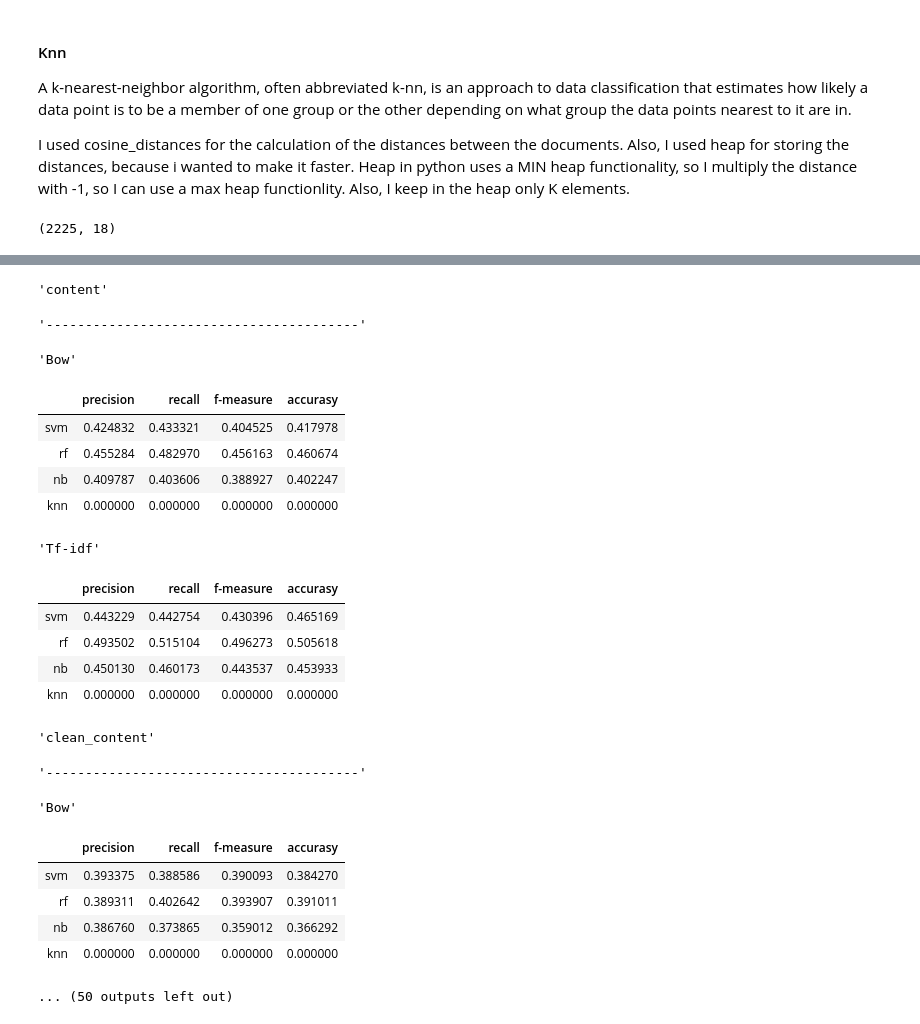
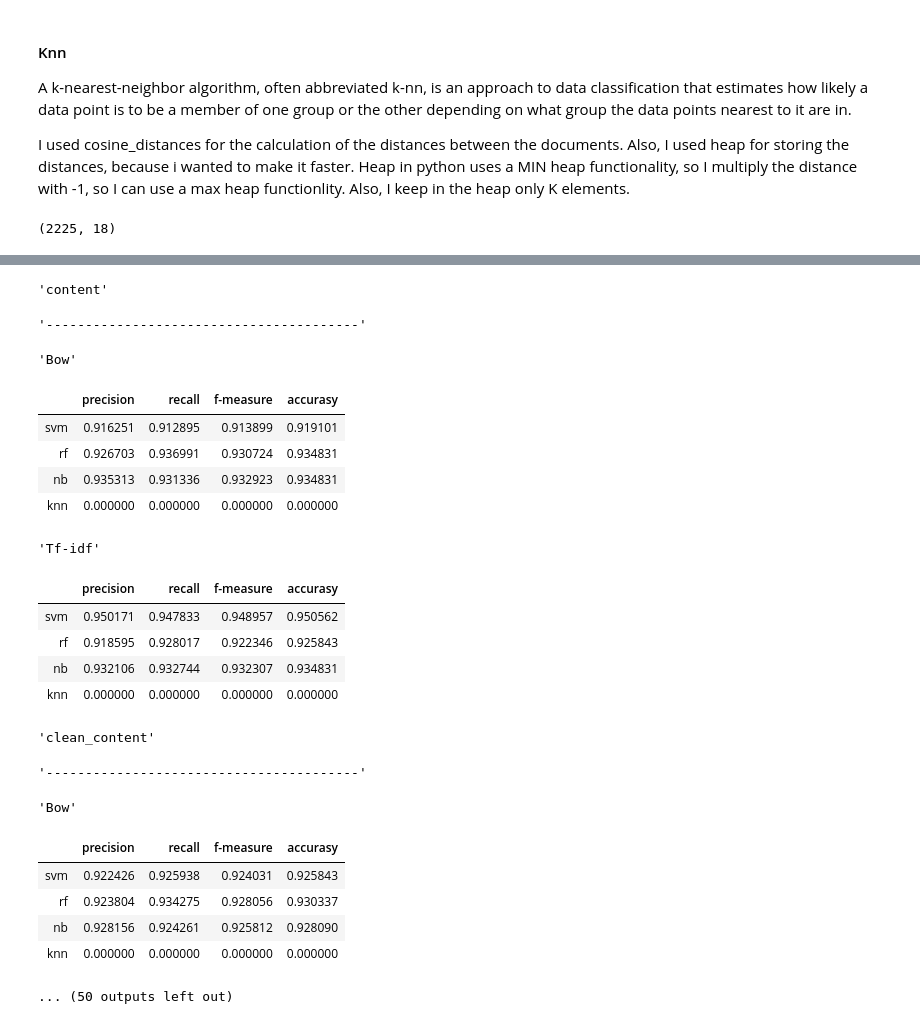
Before and after one commit to alexiszamanidis/news_articles_text_mining, a Jupyter notebook: news.ipynb, the cells around one changed output, grey strips where cells are left out. Drawn from its saved outputs; the diff is of its cells as text; code cells hidden in the pictures.

Commit message:
fix vectorization methods

```diff
--- a/news.ipynb
+++ b/news.ipynb
@@ -391,21 +400,30 @@ In information retrieval, tf–idf or TFIDF, short for term frequency–inverse
 # %%
 from sklearn.feature_extraction.text import TfidfVectorizer
 
-# calculate_tf_idf: CALCULATES TF-IDFS FOR A COLUMN IN A DATAFRAME AND STORES IT AS A NEW COLUMN
-def calculate_tf_idf(dataframe,column):
-    tf_idf_vectorizer = TfidfVectorizer(max_df=1.0, min_df=1, max_features=300, stop_words="english", ngram_range = (1, 2))
-    tf_idf = tf_idf_vectorizer.fit_transform(dataframe[column])
+# calculate_tf_idf: CALCULATES TF-IDFS FOR TRAIN AND TEST DATAFRAME COLUMN AND STORES THEM AS A NEW COLUMN
+def calculate_tf_idf(train_df,test_df,column):
+    tf_idf_vectorizer = TfidfVectorizer(max_df=1.0, min_df=1, max_features=300, stop_words="english")
+    train_X_tf_idf = tf_idf_vectorizer.fit_transform(train_df[column])
+    test_X_tf_idf = tf_idf_vectorizer.transform(test_df[column])
+
     vectors = list()
-    for v in tf_idf.toarray():
+    for v in train_X_tf_idf.toarray():
         vectors.append(v)
-    # SAVE TF-IDFS AS A NEW COLUMN IN THE DATAFRAME
-    dataframe[f"tf_idf_{column}"] = pd.Series(vectors,index=dataframe.index)
+    # SAVE TF-IDFS AS A NEW COLUMN IN THE TRAIN DATAFRAME
+    train_df[f"tf_idf_{column}"] = pd.Series(vectors,index=train_df.index)
 
-# calculate_tf_idf_column: CALCULATES TF-IDFS FOR A COLUMN IN A DATAFRAME
-def calculate_tf_idf_column(dataframe,column):
-    tf_idf_vectorizer = TfidfVectorizer(max_df=1.0, min_df=1, max_features=300, stop_words="english", ngram_range = (1, 2))
-    tf_idf = tf_idf_vectorizer.fit_transform(dataframe[column])
-    return tf_idf
+    vectors = list()
+    for v in test_X_tf_idf.toarray():
+        vectors.append(v)
+    # SAVE TF-IDFS AS A NEW COLUMN IN THE TEST DATAFRAME
+    test_df[f"tf_idf_{column}"] = pd.Series(vectors,index=test_df.index)
+
+# calculate_tf_idf_column: CALCULATES TF-IDFS FOR TRAIN AND TEST DATAFRAME COLUMN
+def calculate_tf_idf_column(train_df,test_df,column):
+    tf_idf_vectorizer = TfidfVectorizer(max_df=1.0, min_df=1, max_features=300, stop_words="english")
+    train_X_tf_idf = tf_idf_vectorizer.fit_transform(train_df[column])
+    test_X_tf_idf = tf_idf_vectorizer.transform(test_df[column])
+    return train_X_tf_idf,test_X_tf_idf
 # %% [markdown]
 ## Classification
 # %% [markdown]
@@ -539,11 +557,9 @@ def execute_models(train_X,train_Y,test_X,test_Y,mode,report):
 # classification: RUNS ALL THE CLASSIFICATION ALGORITHMS FOR BOW AND TF-IDF
 def classification(train_set,test_set,column):
     # CALCULATE BAG OF WORDS FOR TRAIN AND TEST SET
-    train_X_bow = calculate_bag_of_words_column(train_set,column)
-    test_X_bow = calculate_bag_of_words_column(test_set,column)
+    train_X_bow,test_X_bow = calculate_bag_of_words_column(train_set,test_set,column)
     # CALCULATE TF-IDFS FOR TRAIN AND TEST SET
-    train_X_tf_idf = calculate_tf_idf_column(train_set,column)
-    test_X_tf_idf = calculate_tf_idf_column(test_set,column)
+    train_X_tf_idf,test_X_tf_idf = calculate_tf_idf_column(train_set,test_set,column)
     """"
     # CALCULATE BAG OF WORDS FOR TRAIN AND TEST SET
     calculate_bag_of_words(train_set,column)
@@ -610,49 +626,49 @@ display_report(bow_report,tf_idf_report,"title_and_content")
 
 bow_report = pd.DataFrame.from_dict(report,orient="index",columns=["precision","recall","f-measure","accurasy"])
 tf_idf_report = pd.DataFrame.from_dict(report,orient="index",columns=["precision","recall","f-measure","accurasy"])
 classification(train_set,test_set,"clean_title_and_content")
 display_report(bow_report,tf_idf_report,"clean_title_and_content")
 
 bow_report = pd.DataFrame.from_dict(report,orient="index",columns=["precision","recall","f-measure","accurasy"])
 tf_idf_report = pd.DataFrame.from_dict(report,orient="index",columns=["precision","recall","f-measure","accurasy"])
 classification(train_set,test_set,"clean_title_and_content_stems")
 display_report(bow_report,tf_idf_report,"clean_title_and_content_stems")
 
 bow_report = pd.DataFrame.from_dict(report,orient="index",columns=["precision","recall","f-measure","accurasy"])
 tf_idf_report = pd.DataFrame.from_dict(report,orient="index",columns=["precision","recall","f-measure","accurasy"])
 classification(train_set,test_set,"clean_title_and_content_lemmas")
 display_report(bow_report,tf_idf_report,"clean_title_and_content_lemmas")
 
 bow_report = pd.DataFrame.from_dict(report,orient="index",columns=["precision","recall","f-measure","accurasy"])
 tf_idf_report = pd.DataFrame.from_dict(report,orient="index",columns=["precision","recall","f-measure","accurasy"])
 classification(train_set,test_set,"clean_title_and_content_stems_lemmas")
 display_report(bow_report,tf_idf_report,"clean_title_and_content_stems_lemmas")
 # %% [output]
 (2225, 18)
 |  | id | title | content | category | category_id | title_and_content | clean_title | clean_content | ... |
 | 0 | 1 | Ad sales boost Time Warner profit\n | \n Quarterly profits at US media ... | business | 0 | Ad sales boost Time Warner profit... | ad sales boost time warner profit | quarterly profits us media giant ... | ... |
 | 1 | 2 | Dollar gains on Greenspan speech\n | \n The dollar has hit its highest... | business | 0 | Dollar gains on Greenspan speech\... | dollar gains greenspan speech | dollar hit highest level euro alm... | ... |
 | 2 | 3 | Yukos unit buyer faces loan claim\n | \n The owners of embattled Russia... | business | 0 | Yukos unit buyer faces loan claim... | yukos unit buyer faces loan claim | owners embattled russian oil gian... | ... |
 'content'
 '----------------------------------------'
 'Bow'
 |  | precision | recall | f-measure | accurasy |
-| svm | 0.424832 | 0.433321 | 0.404525 | 0.417978 |
-| rf | 0.455284 | 0.482970 | 0.456163 | 0.460674 |
-| nb | 0.409787 | 0.403606 | 0.388927 | 0.402247 |
+| svm | 0.916251 | 0.912895 | 0.913899 | 0.919101 |
+| rf | 0.926703 | 0.936991 | 0.930724 | 0.934831 |
+| nb | 0.935313 | 0.931336 | 0.932923 | 0.934831 |
 | knn | 0.000000 | 0.000000 | 0.000000 | 0.000000 |
 'Tf-idf'
 |  | precision | recall | f-measure | accurasy |
-| svm | 0.443229 | 0.442754 | 0.430396 | 0.465169 |
-| rf | 0.493502 | 0.515104 | 0.496273 | 0.505618 |
-| nb | 0.450130 | 0.460173 | 0.443537 | 0.453933 |
+| svm | 0.950171 | 0.947833 | 0.948957 | 0.950562 |
+| rf | 0.918595 | 0.928017 | 0.922346 | 0.925843 |
+| nb | 0.932106 | 0.932744 | 0.932307 | 0.934831 |
 | knn | 0.000000 | 0.000000 | 0.000000 | 0.000000 |
 'clean_content'
 '----------------------------------------'
 'Bow'
 |  | precision | recall | f-measure | accurasy |
-| svm | 0.393375 | 0.388586 | 0.390093 | 0.384270 |
-| rf | 0.389311 | 0.402642 | 0.393907 | 0.391011 |
-| nb | 0.386760 | 0.373865 | 0.359012 | 0.366292 |
+| svm | 0.922426 | 0.925938 | 0.924031 | 0.925843 |
+| rf | 0.923804 | 0.934275 | 0.928056 | 0.930337 |
+| nb | 0.928156 | 0.924261 | 0.925812 | 0.928090 |
 | knn | 0.000000 | 0.000000 | 0.000000 | 0.000000 |
 ... (50 outputs left out)
```
Also changed, not shown: parts of 1 cell of this notebook.
